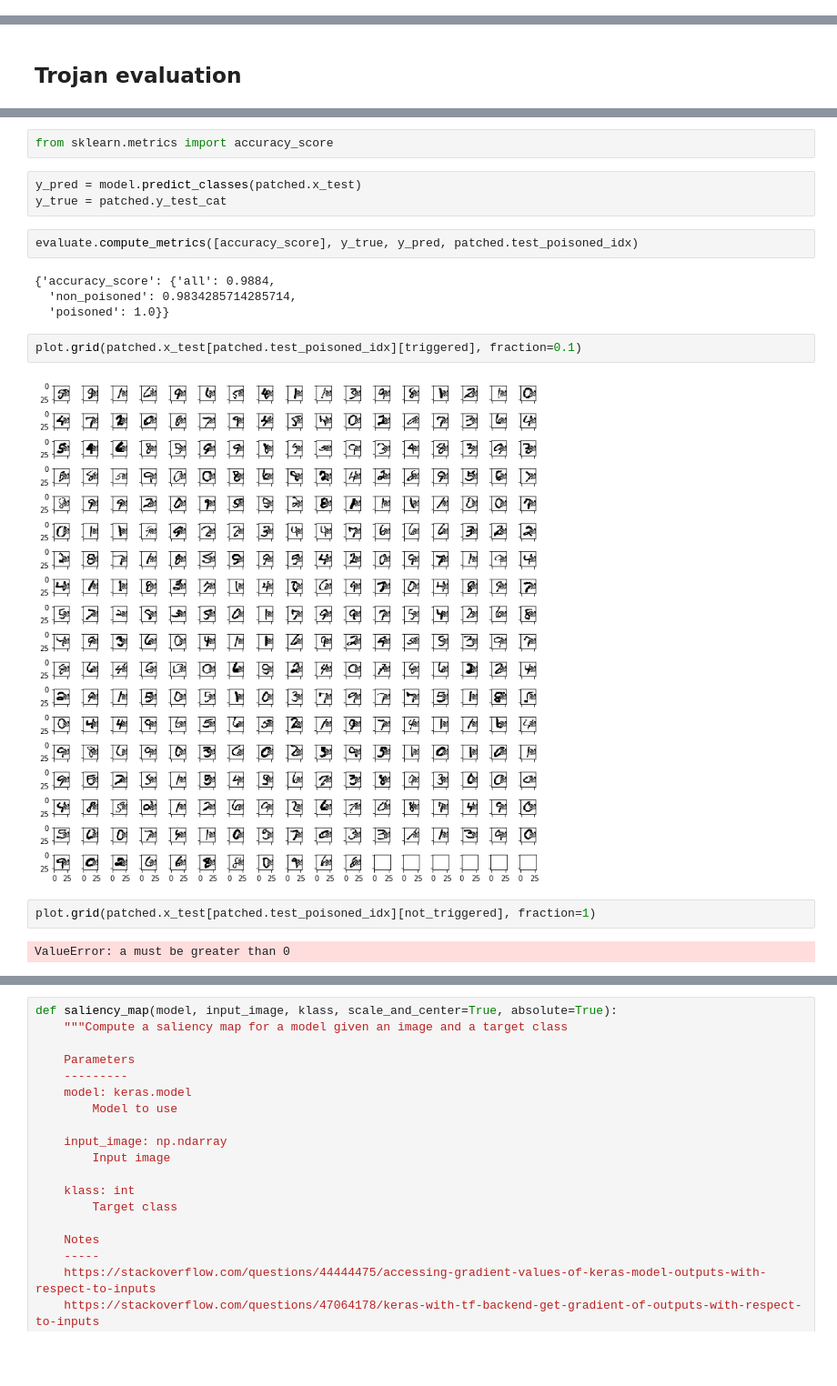
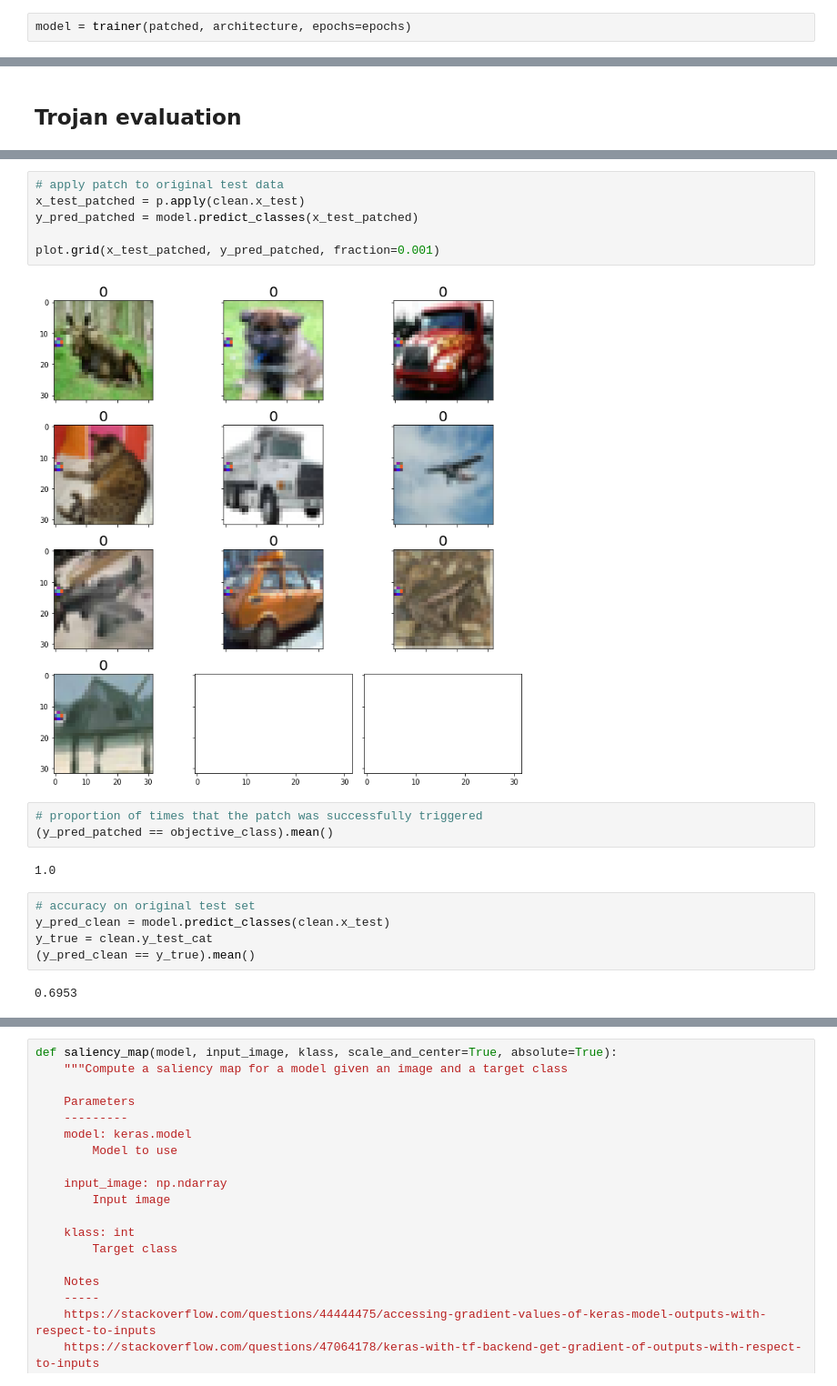
Before and after one commit to edublancas/trojan-defender, a Jupyter notebook: experiments/full-pipeline.ipynb, the cells around one changed output, grey strips where cells are left out. Shown at 91% size. Drawn from its saved outputs; the diff is of its cells as text; blank space fills up the shorter version.

```diff
--- a/experiments/full-pipeline.ipynb
+++ b/experiments/full-pipeline.ipynb
@@ -77,0 +109,2 @@ INFO:trojan_defender.train.train:Test accuracy: 0.99
+# %%
+model = trainer(patched, architecture, epochs=epochs)
@@ -99,19 +134,20 @@ not_triggered = y_pred != 0
-# %%
-from sklearn.metrics import accuracy_score
-# %%
-y_pred = model.predict_classes(patched.x_test)
-y_true = patched.y_test_cat
-# %%
-evaluate.compute_metrics([accuracy_score], y_true, y_pred, patched.test_poisoned_idx)
-# %% [output]
-{'accuracy_score': {'all': 0.9884,
-  'non_poisoned': 0.9834285714285714,
-  'poisoned': 1.0}}
-# %%
-plot.grid(patched.x_test[patched.test_poisoned_idx][triggered], fraction=0.1)
-# %% [output]
-[figure, removed]
-# %%
-plot.grid(patched.x_test[patched.test_poisoned_idx][not_triggered], fraction=1)
-# %% [output]
-ValueError: a must be greater than 0
+# %%
+# apply patch to original test data
+x_test_patched = p.apply(clean.x_test)
+y_pred_patched = model.predict_classes(x_test_patched)
+
+plot.grid(x_test_patched, y_pred_patched, fraction=0.001)
+# %% [output]
+[figure, added]
+# %%
+# proportion of times that the patch was successfully triggered
+(y_pred_patched == objective_class).mean()
+# %% [output]
+1.0
+# %%
+# accuracy on original test set
+y_pred_clean = model.predict_classes(clean.x_test)
+y_true = clean.y_test_cat
+(y_pred_clean == y_true).mean()
+# %% [output]
+0.6953
```
Also changed, not shown: parts of 63 cells of this notebook.
